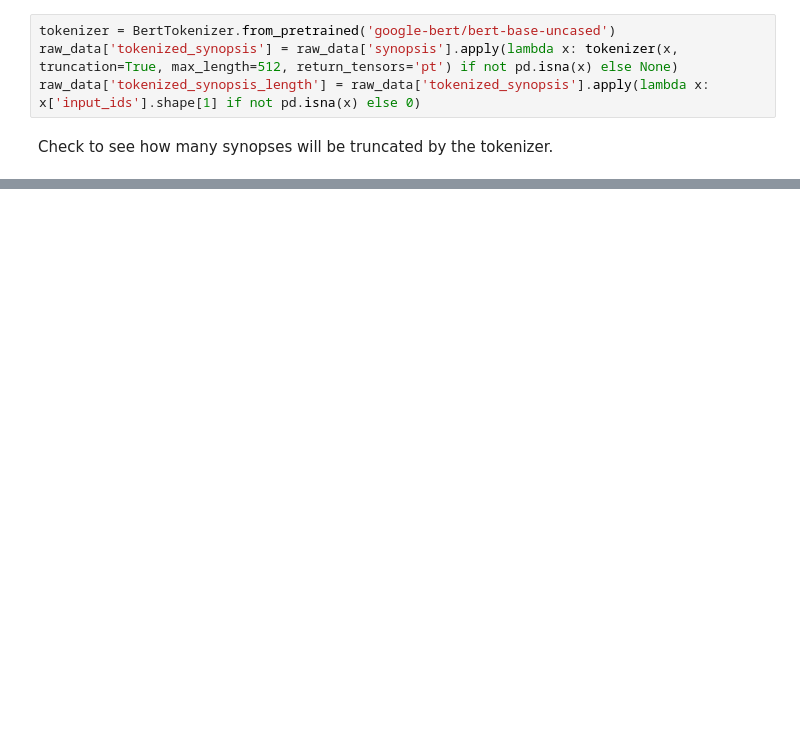
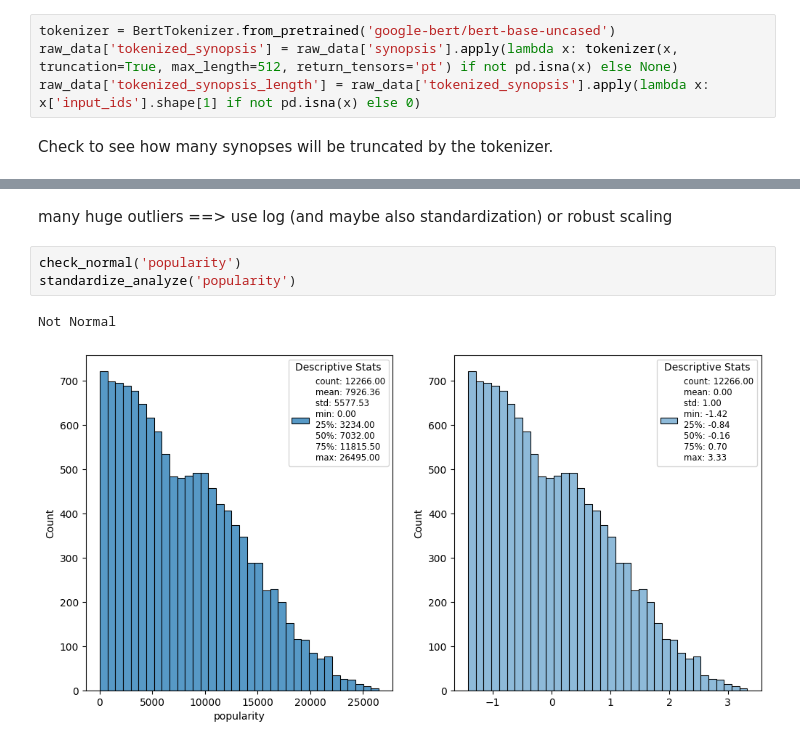
Before and after one commit to oliverharcourt/anime-recommender, a Jupyter notebook: notebooks/analysis/data_analysis.ipynb, the cells around one changed output, grey strips where cells are left out. Saved outputs shown, nothing was run; the diff lists cells and outputs as text; blank space fills up the shorter version.

```diff
--- a/notebooks/analysis/data_analysis.ipynb
+++ b/notebooks/analysis/data_analysis.ipynb
@@ -78,0 +167,8 @@ raw_data[raw_data['nsfw'] == 'gray']
+# %% [markdown]
+many huge outliers ==> use log (and maybe also standardization) or robust scaling
+# %%
+check_normal('popularity')
+standardize_analyze('popularity')
+# %% [output]
+Not Normal
+[figure, added]
```
Also changed, not shown: parts of 30 cells of this notebook.
